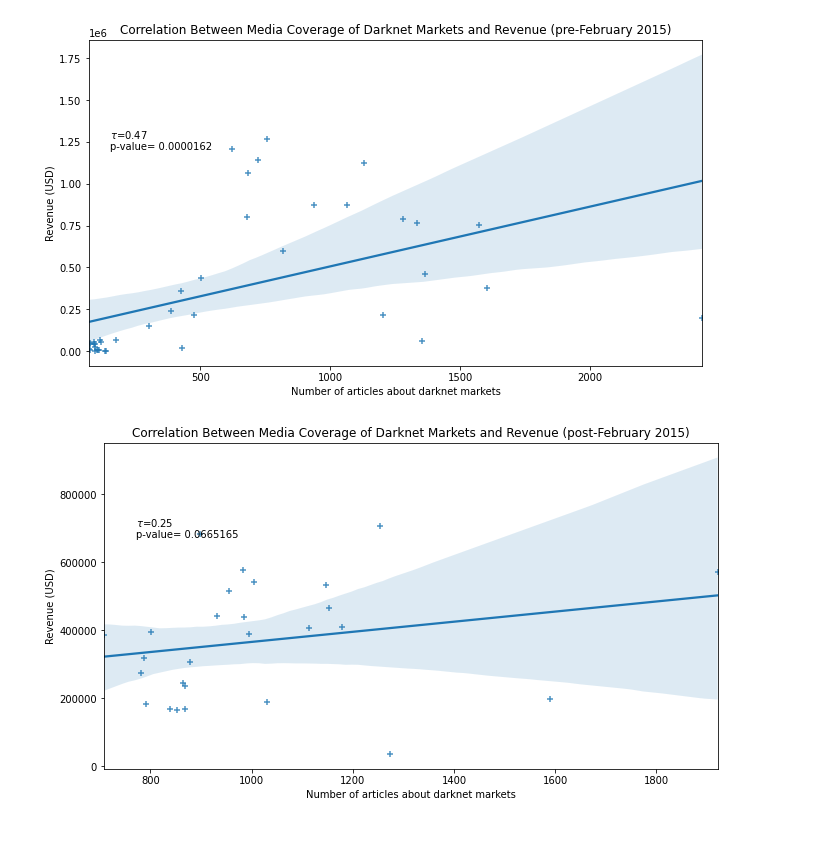
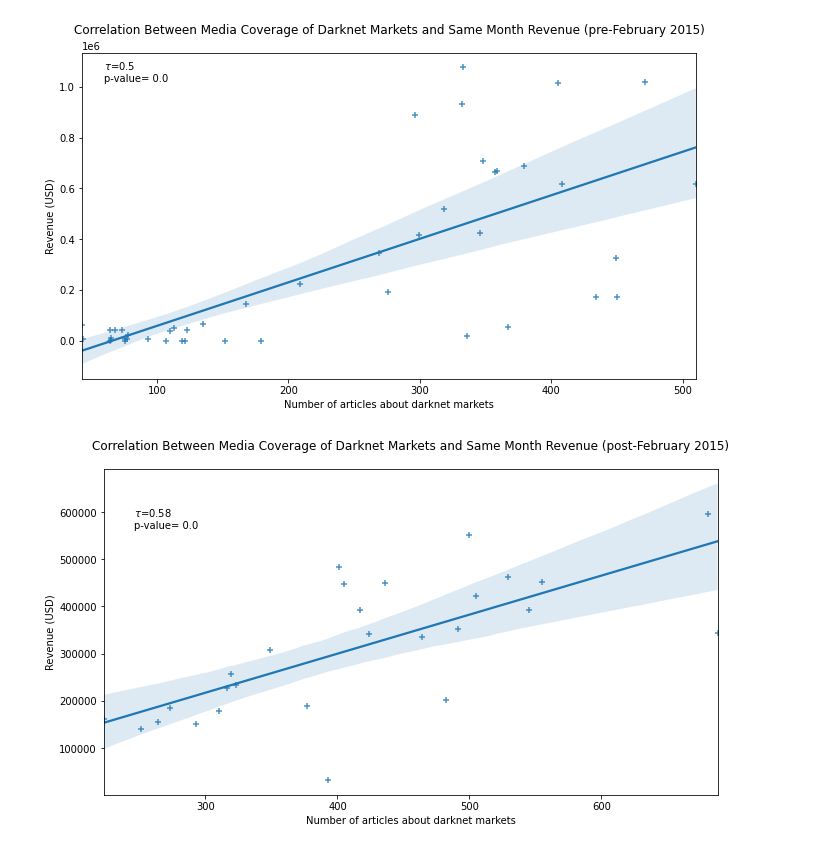
Before and after one commit to x0rz3q/WM0824TU, a Jupyter notebook: src/deliverable3/RQ1.ipynb, the cells around one changed output. Cells and saved outputs as stored; diff of their text form; code cells hidden in the pictures.

```diff
--- a/src/deliverable3/RQ1.ipynb
+++ b/src/deliverable3/RQ1.ipynb
@@ -37,7 +38,10 @@ class Filter:
         df_drug_related_items = dfItems[dfItems['title'].str.lower().str.contains('|'.join(drug_keywords))]
         df_drug_items = df_drug_related_items[~df_drug_related_items.index.isin(df_guide_items.index)]
 
-        return dfItems[~dfItems.index.isin(df_drug_items.index)]
+        dfItems = dfItems[~dfItems.index.isin(df_drug_items.index)]
+        dfItems = dfItems[dfItems['category'] != 'other - custom']
+
+        return dfItems
 
     @staticmethod
     def filter_misc(df):
@@ -133,5 +137,6 @@ Size after filtering guns: 541419
 df_rev = df[['date', 'order_amount_usd']]
 df_rev = df_rev.sort_values(by='date')
 df_rev['date'] = pd.DatetimeIndex(df_rev['date']).to_period('M')
-df_rev_bydate = df_rev.groupby('date').sum()
-df_rev_bydate.index = df_rev_bydate.index.to_timestamp()
+df_rev_bymonth = df_rev.groupby('date').sum()
+df_rev_bymonth.index = df_rev_bymonth.index.to_timestamp()
+df_rev_bymonth
@@ -138,10 +158,10 @@ df_rev_bydate.index = df_rev_bydate.index.to_timestamp()
 # %%
-# title:("black market*") OR ("underground market*") OR ("dark net market*") OR  ("darkweb market*"~10) OR ("cryptomarket") OR ("tor market*"~10) OR ("darknet market*"~10) OR ("silk road") OR ("alphabay") OR ("silk road 2") NOT ("belt road"~10)
-
+# Monthly articles
 df_media = df_media = pd.read_csv('../../data/news_coverage.csv')[['date', 'count']]
 df_media['date'] = pd.to_datetime(df_media['date'], format="%Y-%m-%d")
 df_media = df_media.sort_values(by='date').reset_index(drop=True)
 df_media['date'] = pd.DatetimeIndex(df_media['date']).to_period('M')
-df_media_bydate = df_media.groupby('date').sum()
-df_media_bydate = df_media_bydate[str(df_rev_bydate.index.min()):str(df_rev_bydate.index.max())]
-df_media_bydate.index = df_media_bydate.index.to_timestamp()
+df_media_bymonth = df_media.groupby('date').sum()
+df_media_bymonth = df_media_bymonth[str(df_rev_bymonth.index.min()-pd.DateOffset(months=1)):str(df_rev_bymonth.index.max())]
+df_media_bymonth.index = df_media_bymonth.index.to_timestamp()
+df_media_bymonth
@@ -192,29 +227,43 @@ plt.show()
 # %%
-for i in range(2):
-    df_corr = df_rev_bydate.merge(df_media_bydate, on='date')
-    if i == 0:
-        title = 'pre-February 2015'
-        period = 'prefeb2015'
-        df_corr = df_corr[df_corr.index < pd.to_datetime('February 15 2015')]
-    else:
-        title = 'post-February 2015'
-        period = 'postfeb2015'
-        df_corr = df_corr[df_corr.index > pd.to_datetime('February 15 2015')]
-    df_corr.corr(method='kendall')
+def render(nextmonth=False):
+    df1 = df_rev_bymonth.copy()
+    df2 = df_media_bymonth.copy()
+    df3 = df1.merge(df2, on='date', how='outer').sort_values(by='date')
 
-    x = df_corr['count'].tolist()
-    y = df_corr['order_amount_usd'].tolist()
-    corr, p_value = stats.kendalltau(x, y)
-    plt.figure(figsize=(11,6))
-    ax = regplot(x=x, y=y, marker="+")
-    ax.set(xlabel='Number of articles about darknet markets', ylabel='Revenue (USD)', title='')
+    if nextmonth:
+        df3['count'] = df3['count'].shift(1)
 
-    ax.set_title(f'Correlation Between Media Coverage of Darknet Markets and Revenue ({title})')
-    ax.text(min(x)+max(x)/30, max(y)-max(y)/20, r'$\tau$=' + str(round(corr, 2)) + '\np-value= ' + '{:.7f}'.format(round(p_value, 7)))
+    df3 = df3[1:]
+    for i in range(2):
+        df_corr = df3.copy().fillna(0)
+        if i == 0:
+            title = 'pre-February 2015'
+            period = 'prefeb2015'
+            df_corr = df_corr[df_corr.index <= pd.to_datetime('February 1 2015')]
+        else:
+            title = 'post-February 2015'
+            period = 'postfeb2015'
+            df_corr = df_corr[df_corr.index > pd.to_datetime('February 1 2015')]
+        df_corr.corr(method='kendall')
 
-    plt.savefig(f'overall_mediacoverage_{period}.pdf')
+        x = df_corr['count'].tolist()
+        y = df_corr['order_amount_usd'].tolist()
+        corr, p_value = stats.kendalltau(x, y)
+        plt.figure(figsize=(11,6))
+        ax = regplot(x=x, y=y, marker="+")
+        ax.set(xlabel='Number of articles about darknet markets', ylabel='Revenue (USD)', title='')
+        ax.set_title(f'Correlation Between Media Coverage of Darknet Markets and Same Month Revenue ({title})', y=1.04)
+        if nextmonth:
+            ax.set_title(f'Correlation Between Media Coverage of Darknet Markets and Next Month Revenue ({title})', y=1.04)
+        ax.text(min(x)+max(x)/30, max(y)-max(y)/20, r'$\tau$=' + str(round(corr, 2)) + '\np-value= ' + str(round(p_value, 2)))
 
-    plt.show()
+        plt.savefig(f'overall_mediacoverage_{period}_samemonth.pdf')
+        if nextmonth:
+            plt.savefig(f'overall_mediacoverage_{period}_nextmonth.pdf')
+
+        plt.show()
+
+render()
 # %% [output]
-[figure, old version]
+[figure, new version]
-[figure, old version]
+[figure, new version]
```
Also changed, not shown: parts of 6 cells of this notebook.
